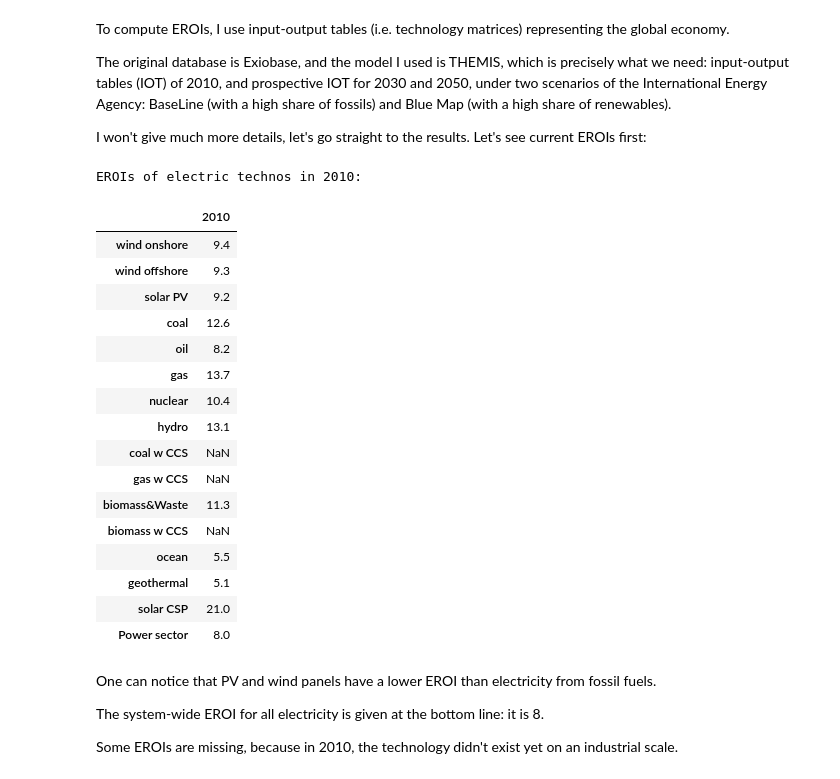
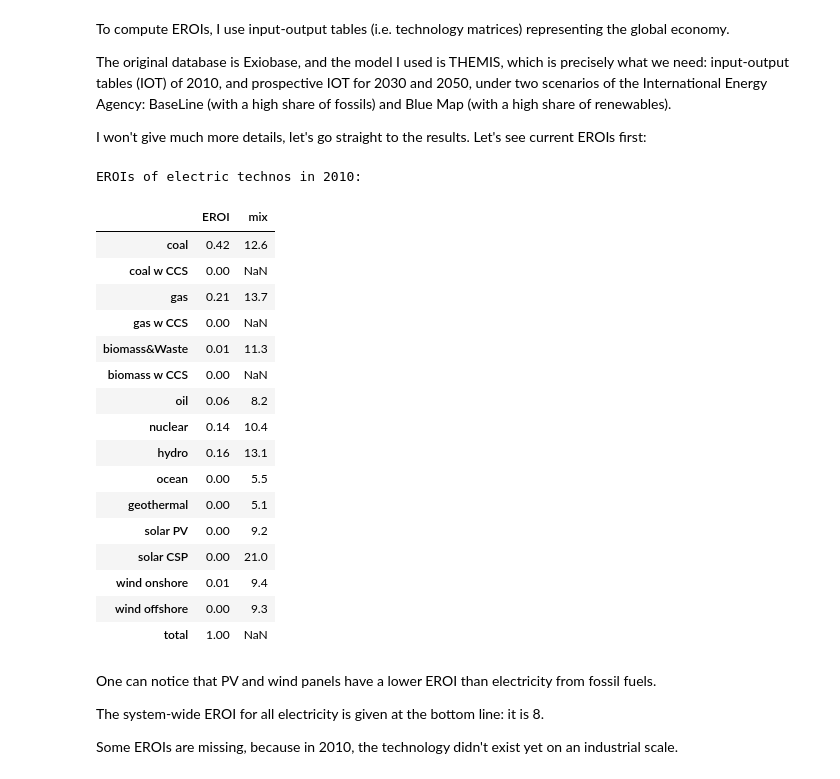
Before and after one commit to IndEcol/pymrio, a Jupyter notebook: Evolution of EROIs.ipynb, the cells around one changed output. Cells and saved outputs as stored; diff of their text form; code cells hidden in the pictures.

```diff
--- a/Evolution of EROIs.ipynb
+++ b/Evolution of EROIs.ipynb
@@ -161,28 +163,34 @@ To compute EROIs, I use input-output tables (i.e. technology matrices) represent
 The original database is Exiobase, and the model I used is THEMIS, which is precisely what we need: input-output tables (IOT) of 2010, and prospective IOT for 2030 and 2050, under two scenarios of the International Energy Agency: BaseLine (with a high share of fossils) and Blue Map (with a high share of renewables).
 
 I won't give much more details, let's go straight to the results. Let's see current EROIs first:
-# %%
-print('EROIs of electric technos in 2010:')
-pd.DataFrame(themis['BL'][2010].erois(), columns=['2010'])
-# %% [output]
-EROIs of electric technos in 2010:
-|  | 2010 |
-| wind onshore | 9.4 |
-| wind offshore | 9.3 |
-| solar PV | 9.2 |
-| coal | 12.6 |
-| oil | 8.2 |
-| gas | 13.7 |
-| nuclear | 10.4 |
-| hydro | 13.1 |
-| coal w CCS | NaN |
-| gas w CCS | NaN |
-| biomass&Waste | 11.3 |
-| biomass w CCS | NaN |
-| ocean | 5.5 |
-| geothermal | 5.1 |
-| solar CSP | 21.0 |
-| Power sector | 8.0 |
+# %%
+global_mixes_BL = themis['BL'][2010].energy.demand.groupby(level='year', axis=1).sum()
+themis['BL'][2010].global_mixes = round(global_mixes_BL/global_mixes_BL.loc['Electricity by total'],2)
+themis['BL'][2010].global_mixes = themis['BL'][2010].global_mixes.rename(index={s: s[15:] for s in themis['BL'][2010].global_mixes.index})
+global_mixes_BM = themis['BM'][2010].energy.demand.groupby(level='year', axis=1).sum()
+themis['BM'][2010].global_mixes = round(global_mixes_BM/global_mixes_BM.loc['Electricity by total'],2)
+themis['BM'][2010].global_mixes = themis['BM'][2010].global_mixes.rename(index={s: s[15:] for s in themis['BM'][2010].global_mixes.index})
+print('EROIs of electric technos in 2010:')
+pd.DataFrame(themis['BL'][2010].global_mixes[2010]).rename(columns={2010: 'EROI'}).join(pd.DataFrame(themis['BL'][2010].erois(), columns=['mix']))
+# %% [output]
+EROIs of electric technos in 2010:
+|  | EROI | mix |
+| coal | 0.42 | 12.6 |
+| coal w CCS | 0.00 | NaN |
+| gas | 0.21 | 13.7 |
+| gas w CCS | 0.00 | NaN |
+| biomass&Waste | 0.01 | 11.3 |
+| biomass w CCS | 0.00 | NaN |
+| oil | 0.06 | 8.2 |
+| nuclear | 0.14 | 10.4 |
+| hydro | 0.16 | 13.1 |
+| ocean | 0.00 | 5.5 |
+| geothermal | 0.00 | 5.1 |
+| solar PV | 0.00 | 9.2 |
+| solar CSP | 0.00 | 21.0 |
+| wind onshore | 0.01 | 9.4 |
+| wind offshore | 0.00 | 9.3 |
+| total | 1.00 | NaN |
 # %% [markdown]
 One can notice that PV and wind panels have a lower EROI than electricity from fossil fuels.
 
```
Also changed, not shown: parts of 3 cells of this notebook, 1 other file.
